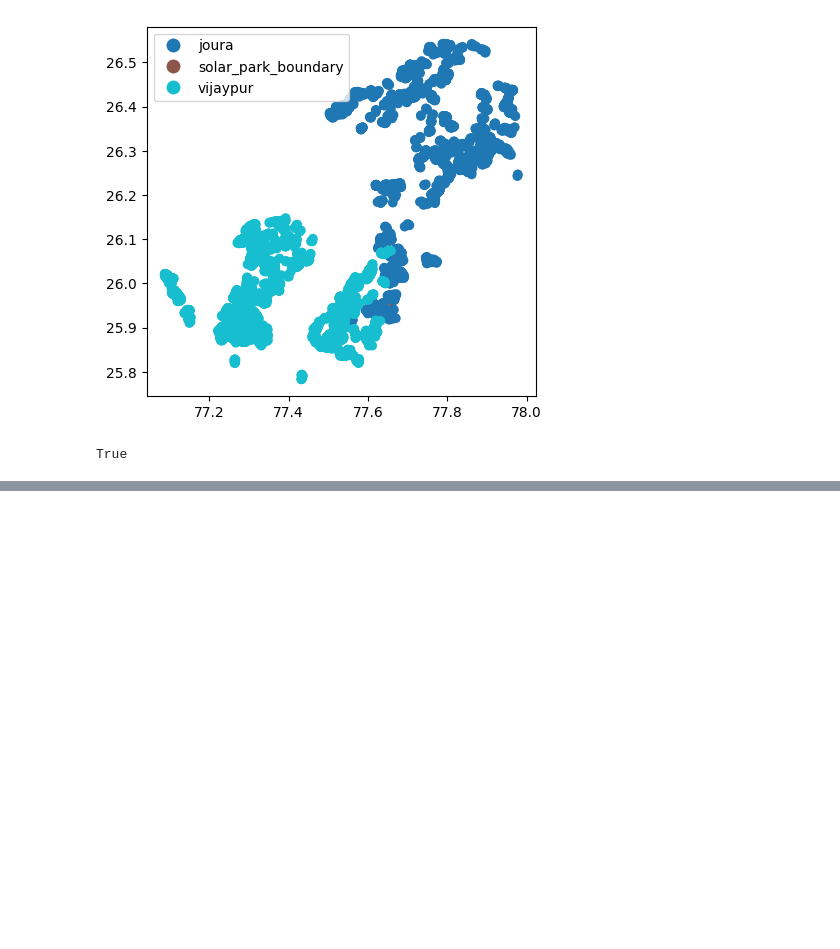
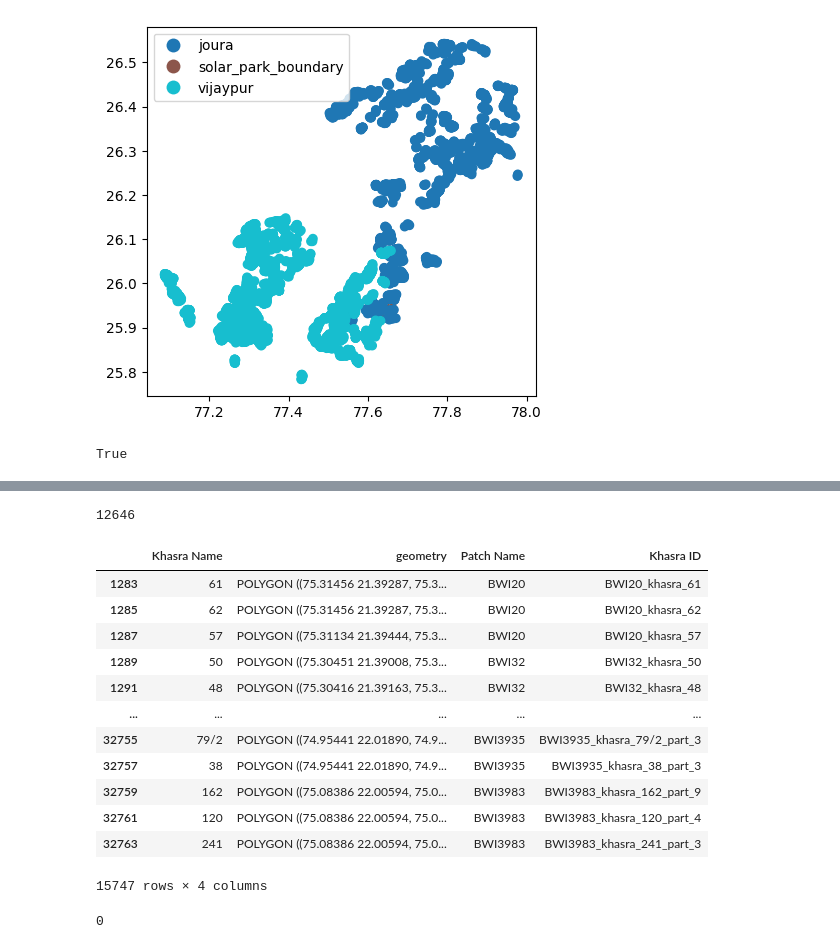
Before and after one commit to IDinsight/idinsight-solar-parks, a Jupyter notebook: notebooks/solar_parks_01_preprocessing.ipynb, the cells around one changed output, grey strips where cells are left out. Saved outputs shown, nothing was run; the diff lists cells and outputs as text; code cells hidden in the pictures; blank space fills up the shorter version.

```diff
--- a/notebooks/solar_parks_01_preprocessing.ipynb
+++ b/notebooks/solar_parks_01_preprocessing.ipynb
@@ -432,0 +470,17 @@ save_shapefiles(
+# %%
+# no info in Description
+raw_barwani_gdf_split.drop(columns=['Description'], inplace=True)
+# %%
+# the Name column has names like BWI20,21.382ha for patches and others are khasras
+# separate those who start with BWI
+barwani_patches_gdf = raw_barwani_gdf_split[
+    raw_barwani_gdf_split["Name"].str.startswith("BWI")
+]
+barwani_patches_gdf["Name"] = barwani_patches_gdf["Name"].str.split(",").str[0]
+barwani_patches_gdf.rename(columns={"Name": "Patch Name"}, inplace=True)
+
+# khasras
+barwani_khasra_gdf = raw_barwani_gdf_split[
+    ~raw_barwani_gdf_split["Name"].str.startswith("BWI")
+]
+barwani_khasra_gdf.rename(columns={"Name": "Khasra Name"}, inplace=True)
@@ -432,0 +517,2 @@ save_shapefiles(
+# %%
+barwani_khasra_gdf = barwani_khasra_gdf.sjoin(barwani_patches_gdf, how="left", predicate="intersects").drop(columns=['index_right'])
@@ -432,0 +539,36 @@ save_shapefiles(
+# %%
+barwani_khasra_gdf["Khasra Name"].duplicated().sum()
+# %% [output]
+12646
+# %%
+barwani_khasra_gdf["Khasra ID"] = (
+    barwani_khasra_gdf["Patch Name"] + "_khasra_" + barwani_khasra_gdf["Khasra Name"]
+)
+# if there are duplicates, add a suffix
+barwani_khasra_gdf["Khasra ID"] = barwani_khasra_gdf["Khasra ID"].astype(str)
+barwani_khasra_gdf["Khasra ID"] = barwani_khasra_gdf["Khasra ID"].where(
+    ~barwani_khasra_gdf["Khasra ID"].duplicated(),
+    barwani_khasra_gdf["Khasra ID"]
+    + "_part_"
+    + barwani_khasra_gdf.groupby("Khasra ID").cumcount().astype(str),
+)
+# %%
+barwani_khasra_gdf
+# %% [output]
+|  | Khasra Name | geometry | Patch Name | Khasra ID |
+| 1283 | 61 | POLYGON ((75.31456 21.39287, 75.3... | BWI20 | BWI20_khasra_61 |
+| 1285 | 62 | POLYGON ((75.31456 21.39287, 75.3... | BWI20 | BWI20_khasra_62 |
+| 1287 | 57 | POLYGON ((75.31134 21.39444, 75.3... | BWI20 | BWI20_khasra_57 |
+| 1289 | 50 | POLYGON ((75.30451 21.39008, 75.3... | BWI32 | BWI32_khasra_50 |
+| 1291 | 48 | POLYGON ((75.30416 21.39163, 75.3... | BWI32 | BWI32_khasra_48 |
+| ... | ... | ... | ... | ... |
+| 32755 | 79/2 | POLYGON ((74.95441 22.01890, 74.9... | BWI3935 | BWI3935_khasra_79/2_part_3 |
+| 32757 | 38 | POLYGON ((74.95441 22.01890, 74.9... | BWI3935 | BWI3935_khasra_38_part_3 |
+| 32759 | 162 | POLYGON ((75.08386 22.00594, 75.0... | BWI3983 | BWI3983_khasra_162_part_9 |
+| 32761 | 120 | POLYGON ((75.08386 22.00594, 75.0... | BWI3983 | BWI3983_khasra_120_part_4 |
+| 32763 | 241 | POLYGON ((75.08386 22.00594, 75.0... | BWI3983 | BWI3983_khasra_241_part_3 |
+15747 rows × 4 columns
+# %%
+barwani_khasra_gdf["Khasra ID"].duplicated().sum()
+# %% [output]
+0
```
Also changed, not shown: parts of 11 cells of this notebook.
